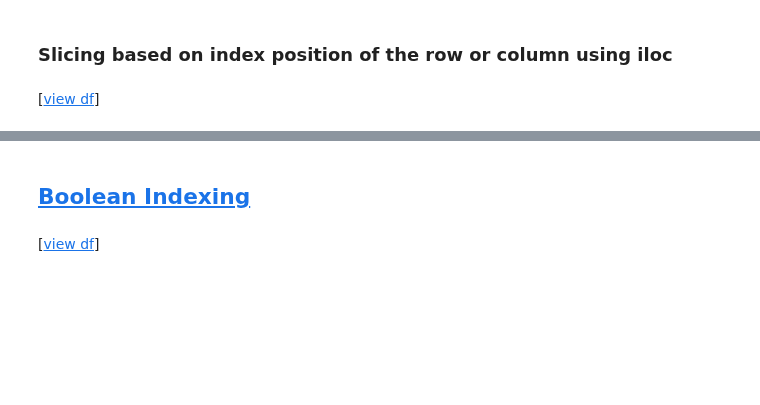
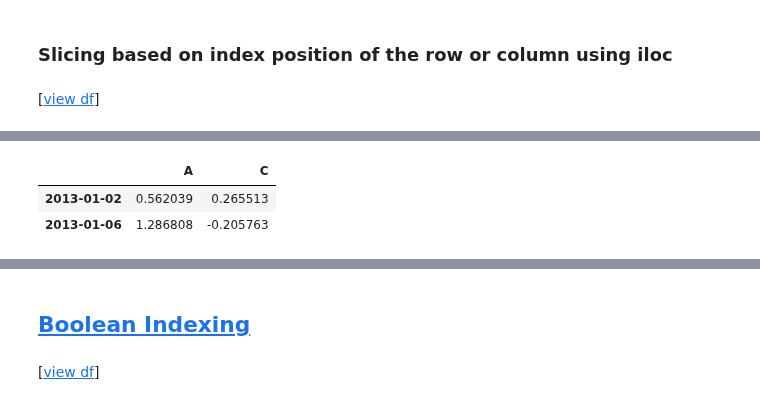
Before and after one commit to pybokeh/jupyter_notebooks, a Jupyter notebook: pandas/PandasCheatSheet.ipynb, the cells around one changed output, grey strips where cells are left out. Cells and saved outputs as stored; diff of their text form; code cells hidden in the pictures; blank space fills up the shorter version.

```diff
--- a/pandas/PandasCheatSheet.ipynb
+++ b/pandas/PandasCheatSheet.ipynb
@@ -525,3 +543,9 @@ df.iloc[3:5,0:2]  # returns specific rows and columns of the dataframe
+# %%
+df.iloc[[1,5],[0,2]] # returns specific rows and columns using lists containing columns or row indexes
+# %% [output]
+|  | A | C |
+| 2013-01-02 | 0.562039 | 0.265513 |
+| 2013-01-06 | 1.286808 | -0.205763 |
 # %%
 df.iloc[1:3,:]  # returning specific rows and returning all columns
 # %% [output]
```
Also changed, not shown: parts of 20 cells of this notebook.
